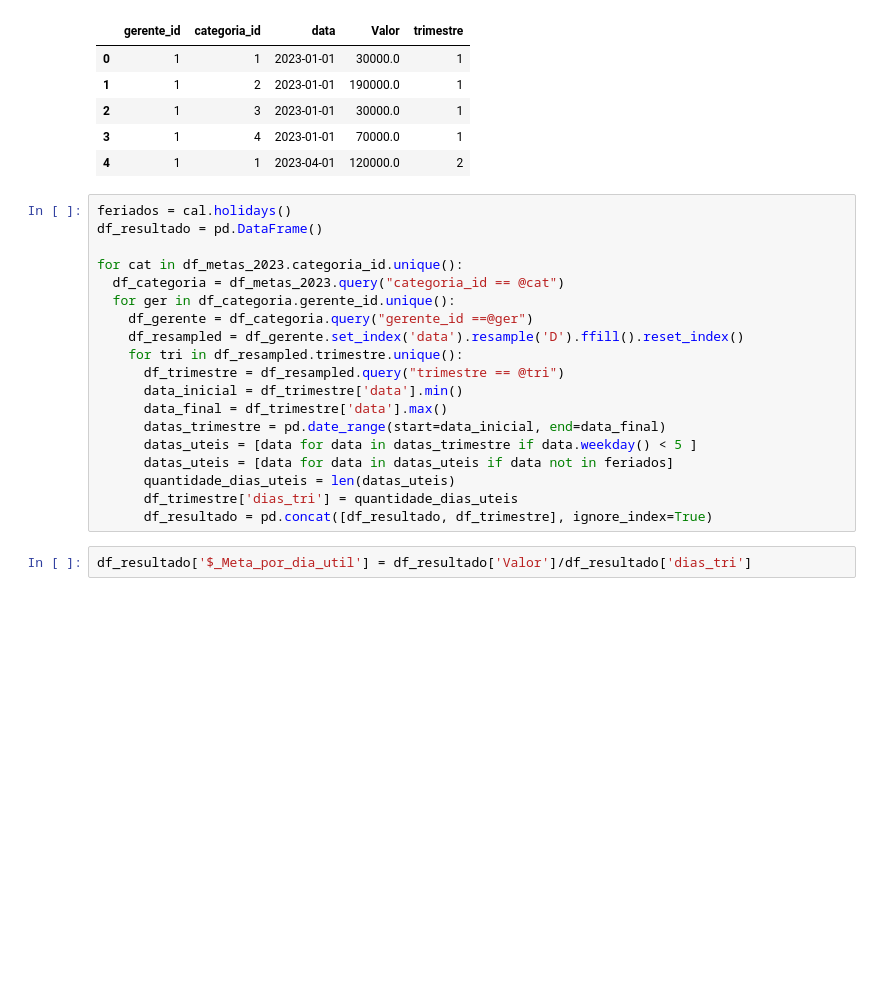
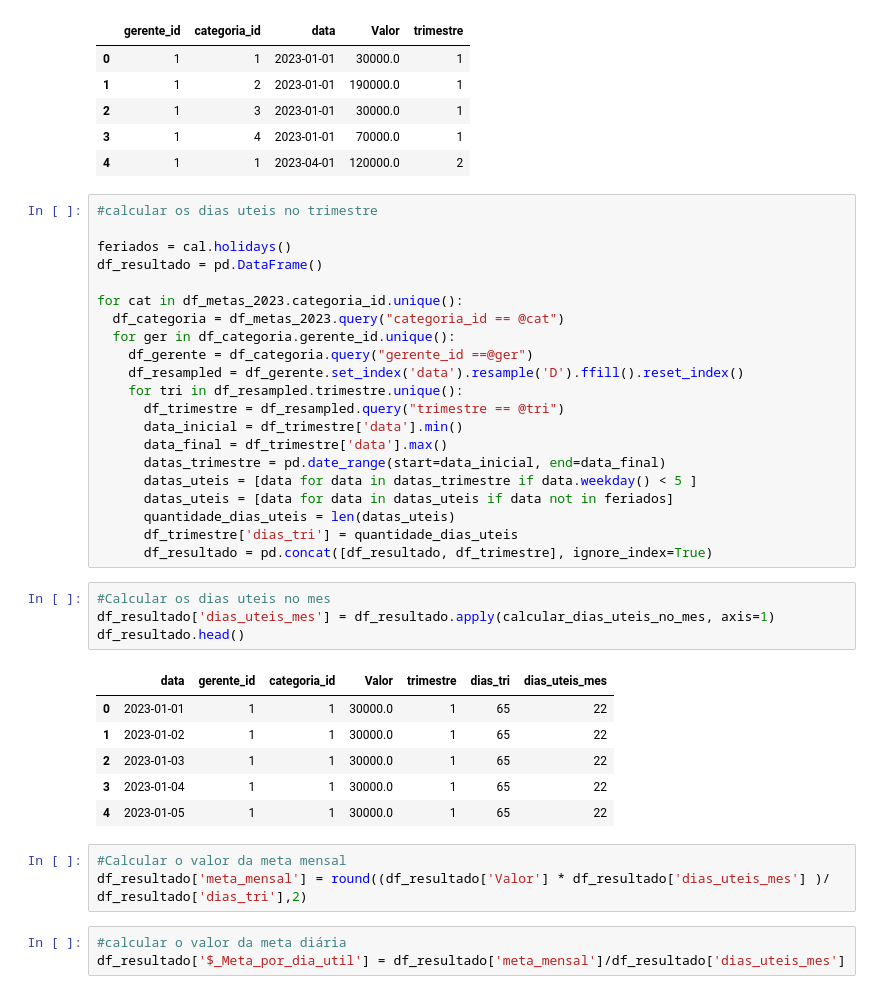
Before and after one commit to Clarice-Satiko-Aoto/b2b-analyis, a Jupyter notebook: VendasB2B_feat_eng_metas.ipynb, the cells around one changed output. Cells and saved outputs as stored; diff of their text form; blank space fills up the shorter version.

```diff
--- a/VendasB2B_feat_eng_metas.ipynb
+++ b/VendasB2B_feat_eng_metas.ipynb
@@ -372,6 +397,8 @@ df_metas_2023.head()
 | 3 | 1 | 4 | 2023-01-01 | 70000.0 | 1 |
 | 4 | 1 | 1 | 2023-04-01 | 120000.0 | 2 |
 # %%
+#calcular os dias uteis no trimestre
+
 feriados = cal.holidays()
 df_resultado = pd.DataFrame()
 
@@ -390,5 +417,20 @@ for cat in df_metas_2023.categoria_id.unique():
       quantidade_dias_uteis = len(datas_uteis)
       df_trimestre['dias_tri'] = quantidade_dias_uteis
       df_resultado = pd.concat([df_resultado, df_trimestre], ignore_index=True)
-# %%
-df_resultado['$_Meta_por_dia_util'] = df_resultado['Valor']/df_resultado['dias_tri']
+# %%
+#Calcular os dias uteis no mes
+df_resultado['dias_uteis_mes'] = df_resultado.apply(calcular_dias_uteis_no_mes, axis=1)
+df_resultado.head()
+# %% [output]
+|  | data | gerente_id | categoria_id | Valor | trimestre | dias_tri | dias_uteis_mes |
+| 0 | 2023-01-01 | 1 | 1 | 30000.0 | 1 | 65 | 22 |
+| 1 | 2023-01-02 | 1 | 1 | 30000.0 | 1 | 65 | 22 |
+| 2 | 2023-01-03 | 1 | 1 | 30000.0 | 1 | 65 | 22 |
+| 3 | 2023-01-04 | 1 | 1 | 30000.0 | 1 | 65 | 22 |
+| 4 | 2023-01-05 | 1 | 1 | 30000.0 | 1 | 65 | 22 |
+# %%
+#Calcular o valor da meta mensal
+df_resultado['meta_mensal'] = round((df_resultado['Valor'] * df_resultado['dias_uteis_mes'] )/ df_resultado['dias_tri'],2)
+# %%
+#calcular o valor da meta diária
+df_resultado['$_Meta_por_dia_util'] = df_resultado['meta_mensal']/df_resultado['dias_uteis_mes']
```
Also changed, not shown: parts of 32 cells of this notebook.
